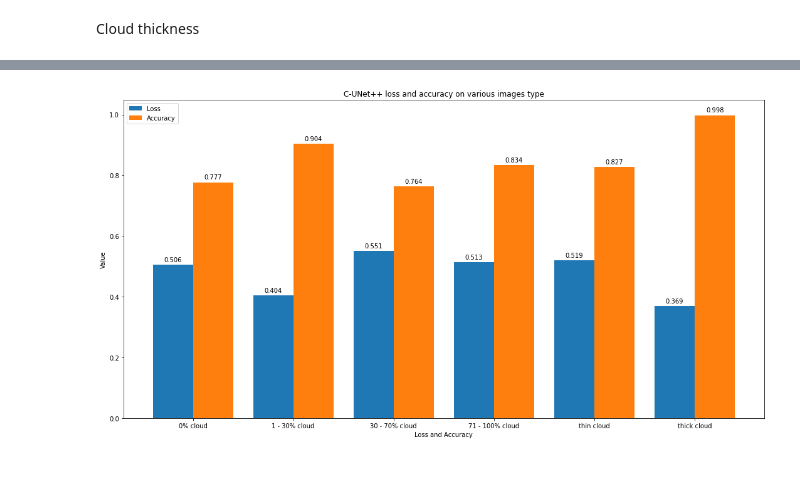
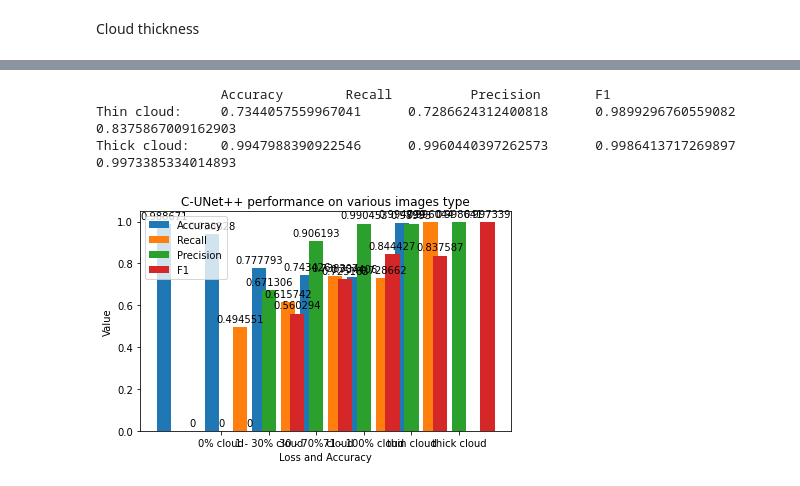
Before and after one commit to alan191006/Cloud_Dectection, a Jupyter notebook: testing.ipynb, the cells around one changed output, grey strips where cells are left out. Cells and saved outputs as stored; diff of their text form; code cells hidden in the pictures.

```diff
--- a/testing.ipynb
+++ b/testing.ipynb
@@ -320,19 +325,3 @@ print(len(thick_cloud))
 # %%
 thin_cloud_data =  CloudDataset(RED_PATH, GREEN_PATH, BLUE_PATH, NIR_PATH, GT_PATH, thin_cloud)
 thick_cloud_data =  CloudDataset(RED_PATH, GREEN_PATH, BLUE_PATH, NIR_PATH, GT_PATH, thick_cloud)
-# %%
-def my_collate(batch):
-    batch = list(filter (lambda x:torch.sum(x[0]).item() != 0, batch))
-    if len(batch) == 0:
-        print("DOOOOO")
-    return torch.utils.data.dataloader.default_collate(batch)
-
-# Constants
-BATCH_SIZE = 32
-NUM_WORKER = 0
-DEVICE = "cuda" if torch.cuda.is_available() else "cpu"
-
-print(f"Using {DEVICE} device.")
-
-thin_cloud_loader = DataLoader(thin_cloud_data, BATCH_SIZE, shuffle=True, num_workers=NUM_WORKER, collate_fn=my_collate)
-thick_cloud_loader = DataLoader(thick_cloud_data, BATCH_SIZE, shuffle=True, num_workers=NUM_WORKER, collate_fn=my_collate)
@@ -341,3 +331,3 @@ Using cpu device.
 # %%
-thin_cloud_lost, thin_cloud_acc = get_accuracy(thin_cloud_loader, c_unet)
-thick_cloud_lost, thick_cloud_acc = get_accuracy(thick_cloud_loader, c_unet)
+thin_acc, thin_rec, thin_pre, thin_f1 = get_accuracy(thin_cloud_loader, c_unet)
+thick_acc, thick_rec, thick_pre, thick_f1 = get_accuracy(thick_cloud_loader, c_unet)
@@ -355,47 +334,51 @@ Thick cloud acc.:        0.998
+# %%
+print("\t\tAccuracy\tRecall\t\tPrecision\tF1")
+print(f"Thin cloud:\t{thin_acc}\t{thin_rec}\t{thin_pre}\t{thin_f1}")
+print(f"Thick cloud:\t{thick_acc}\t{thick_rec}\t{thick_pre}\t{thick_f1}")
+# %% [output]
+                Accuracy        Recall          Precision       F1
+Thin cloud:     0.7344057559967041      0.7286624312400818      0.9899296760559082      0.8375867009162903
+Thick cloud:    0.9947988390922546      0.9960440397262573      0.9986413717269897      0.9973385334014893
 # %%
 # data to plot
-loss_list = (no_cloud_lost,
-             less_cloud_lost,
-             more_cloud_lost,
-             full_cloud_lost,
-             thin_cloud_lost,
-             thick_cloud_lost)
-acc_list = (no_cloud_acc,
-            less_cloud_acc,
-            more_cloud_acc,
-            full_cloud_acc,
-            thin_cloud_acc,
-            thick_cloud_acc)
+acc_list = [no_acc, less_acc, more_acc, full_acc, thin_acc, thick_acc]
+rec_list = [no_rec, less_rec, more_rec, full_rec, thin_rec, thick_rec]
+pre_list = [no_pre, less_pre, more_pre, full_pre, thin_pre, thick_pre]
+f1_list = [no_f1, less_f1, more_f1, full_f1, thin_f1, thick_f1]
+
 name_list = ("0% cloud",
              "1 - 30% cloud",
              "30 - 70% cloud",
              "71 - 100% cloud",
              "thin cloud",
              "thick cloud")
 
 n_groups = len(name_list)
 
 # create plot
 fig, ax = plt.subplots()
-plt.rcParams["figure.figsize"] = (15, 8)
+plt.rcParams["figure.figsize"] = (30, 16)
 index = np.arange(n_groups)
-bar_width = 0.4
+bar_width = 0.6
 
-rects1 = plt.bar(index + bar_width*0.5, loss_list, bar_width, label='Loss')
-
-rects2 = plt.bar(index + bar_width*1.5, acc_list, bar_width, label='Accuracy')
+rects1 = plt.bar(index + bar_width*-2, acc_list, bar_width/2, label="Accuracy")
+rects2 = plt.bar(index + bar_width*-1, rec_list, bar_width/2, label="Recall")
+rects3 = plt.bar(index + bar_width*0, pre_list, bar_width/2, label="Precision")
+rects4 = plt.bar(index + bar_width*1, f1_list, bar_width/2, label="F1")
 
 plt.xlabel("Loss and Accuracy")
 plt.ylabel("Value")
-plt.title('C-UNet++ loss and accuracy on various images type')
-plt.xticks(index + bar_width, name_list)
+plt.title('C-UNet++ performance on various images type')
+plt.xticks(index, name_list)
 plt.legend()
 
 ax.bar_label(rects1, padding=3)
 ax.bar_label(rects2, padding=3)
+ax.bar_label(rects3, padding=3)
+ax.bar_label(rects4, padding=3)
 
 plt.tight_layout()
-plt.savefig(r"C:\Users\hdmqu\Documents\GitHub\Cloud_Detection\Loss - accuracy bar.png", bbox_inches='tight')
+plt.savefig("/home/alan/Documents/Cloud_Detection/Performance bar chart (hinge loss).png", bbox_inches="tight")
 plt.show()
 # %% [output]
-[figure, old version]
+[figure, new version]
```
Also changed, not shown: parts of 15 cells of this notebook, 5 other files.
